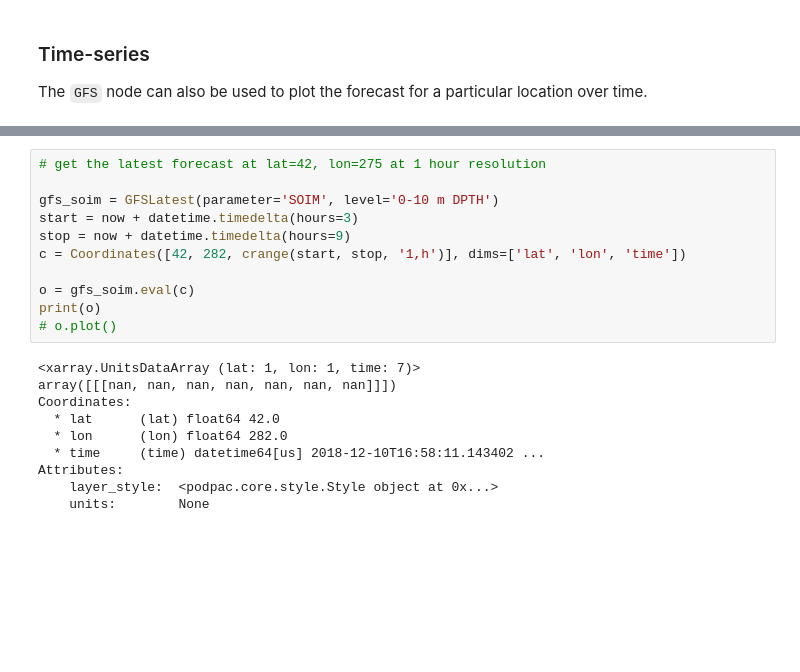
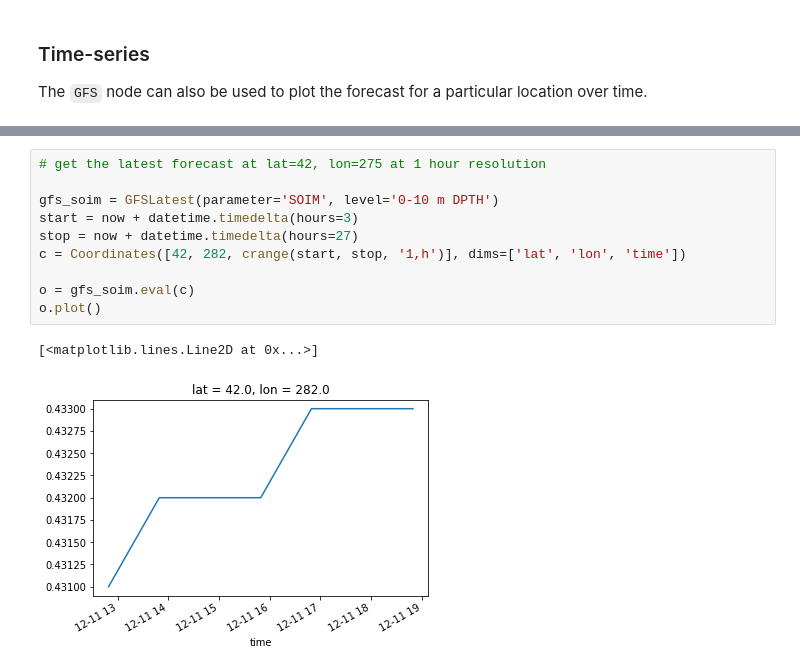
Before and after one commit to creare-com/podpac-examples, a Jupyter notebook: notebooks/demos/gfs.ipynb, the cells around one changed output, grey strips where cells are left out. Saved outputs shown, nothing was run; the diff lists cells and outputs as text; blank space fills up the shorter version.

```diff
--- a/notebooks/demos/gfs.ipynb
+++ b/notebooks/demos/gfs.ipynb
@@ -121,21 +109,13 @@ Convenience wrapper to get the most recently available `GFS` node. Just supply t
 # %%
 # get the latest forecast at lat=42, lon=275 at 1 hour resolution
 
 gfs_soim = GFSLatest(parameter='SOIM', level='0-10 m DPTH')
 start = now + datetime.timedelta(hours=3)
-stop = now + datetime.timedelta(hours=9)
+stop = now + datetime.timedelta(hours=27)
 c = Coordinates([42, 282, crange(start, stop, '1,h')], dims=['lat', 'lon', 'time'])
 
 o = gfs_soim.eval(c)
-print(o)
-# o.plot()
+o.plot()
 # %% [output]
-<xarray.UnitsDataArray (lat: 1, lon: 1, time: 7)>
-array([[[nan, nan, nan, nan, nan, nan, nan]]])
-Coordinates:
-  * lat      (lat) float64 42.0
-  * lon      (lon) float64 282.0
-  * time     (time) datetime64[us] 2018-12-10T16:58:11.143402 ...
-Attributes:
-    layer_style:  <podpac.core.style.Style object at 0x...>
-    units:        None
+[<matplotlib.lines.Line2D at 0x...>]
+[figure, added]
```
Also changed, not shown: parts of 5 cells of this notebook.
